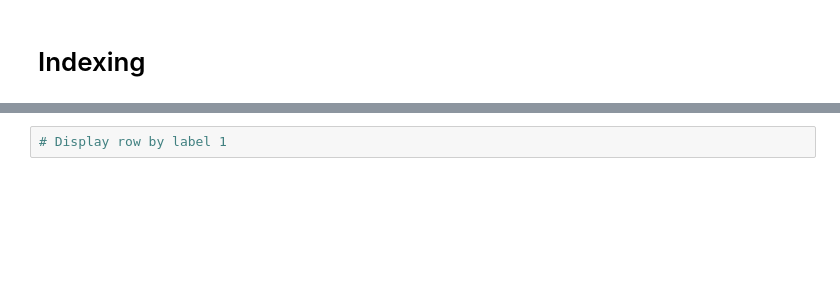
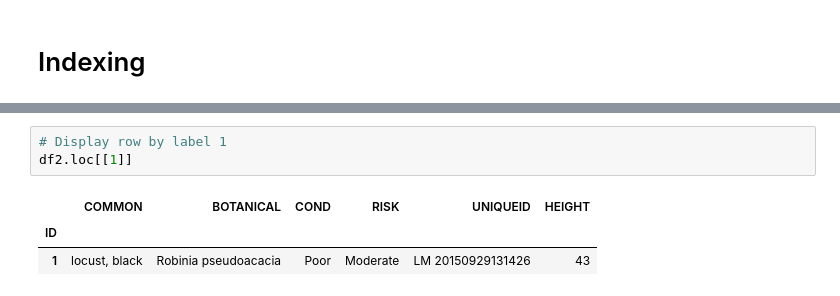
Before and after one commit to JosephKowalski2/DataEngineering.Labs.CityOfNewarkDETreeSurvey, a Jupyter notebook: newark_de_tree_survey.ipynb, the cells around one changed output, grey strips where cells are left out. Drawn from its saved outputs; the diff is of its cells as text; blank space fills up the shorter version.

```diff
--- a/newark_de_tree_survey.ipynb
+++ b/newark_de_tree_survey.ipynb
@@ -215,2 +236,7 @@ resources:
 # %%
 # Display row by label 1
+df2.loc[[1]]
+# %% [output]
+|  | COMMON | BOTANICAL | COND | RISK | UNIQUEID | HEIGHT |
+| ID |  |  |  |  |  |  |
+| 1 | locust, black | Robinia pseudoacacia | Poor | Moderate | LM 20150929131426 | 43 |
```
Also changed, not shown: parts of 5 cells of this notebook.
